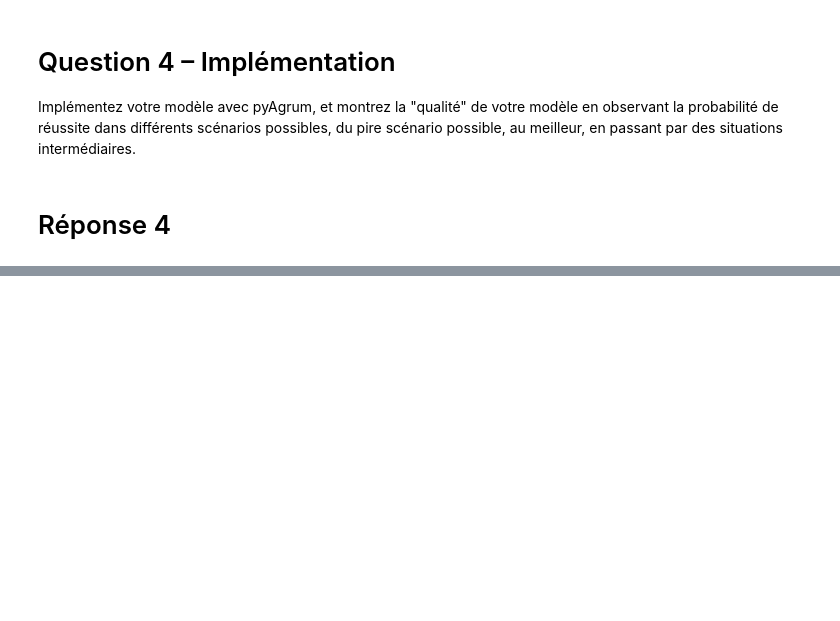
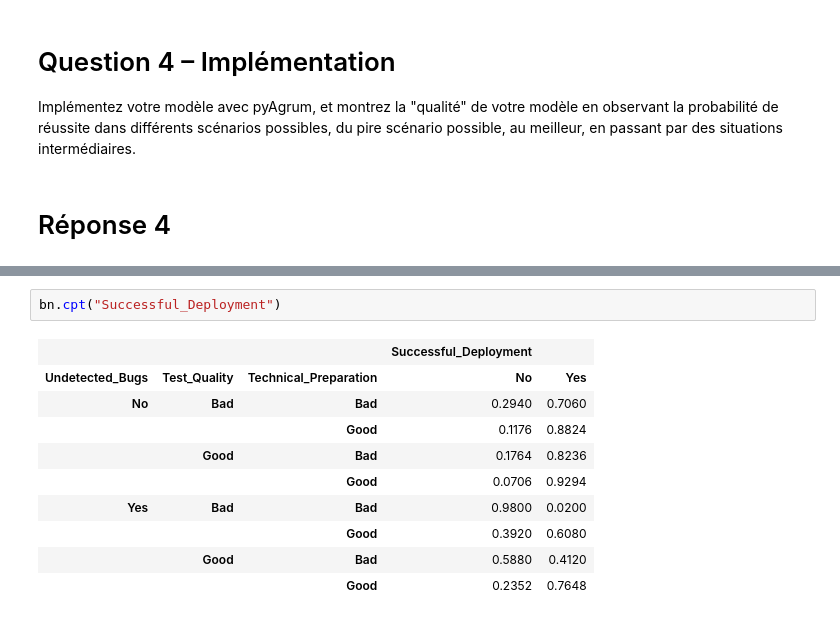
Before and after one commit to EtherNeil/Bayesian-Network, a Jupyter notebook: notebook.ipynb, the cells around one changed output, grey strips where cells are left out. Cells and saved outputs as stored; diff of their text form; blank space fills up the shorter version.

```diff
--- a/notebook.ipynb
+++ b/notebook.ipynb
@@ -182,0 +209,13 @@ CPT remplie avec Noisy-OR pour 'Successful_Deployment' (8 combinaisons).
+# %%
+bn.cpt("Successful_Deployment")
+# %% [output]
+|  |  |  | Successful_Deployment |  |
+| Undetected_Bugs | Test_Quality | Technical_Preparation | No | Yes |
+| No | Bad | Bad | 0.2940 | 0.7060 |
+|  |  | Good | 0.1176 | 0.8824 |
+|  | Good | Bad | 0.1764 | 0.8236 |
+|  |  | Good | 0.0706 | 0.9294 |
+| Yes | Bad | Bad | 0.9800 | 0.0200 |
+|  |  | Good | 0.3920 | 0.6080 |
+|  | Good | Bad | 0.5880 | 0.4120 |
+|  |  | Good | 0.2352 | 0.7648 |
```
Also changed, not shown: parts of 7 cells of this notebook.
